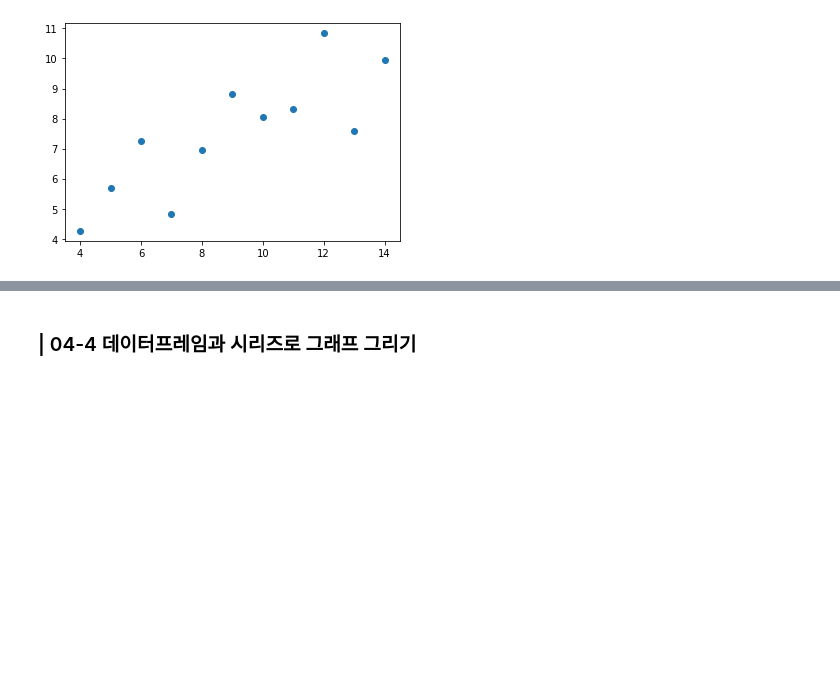
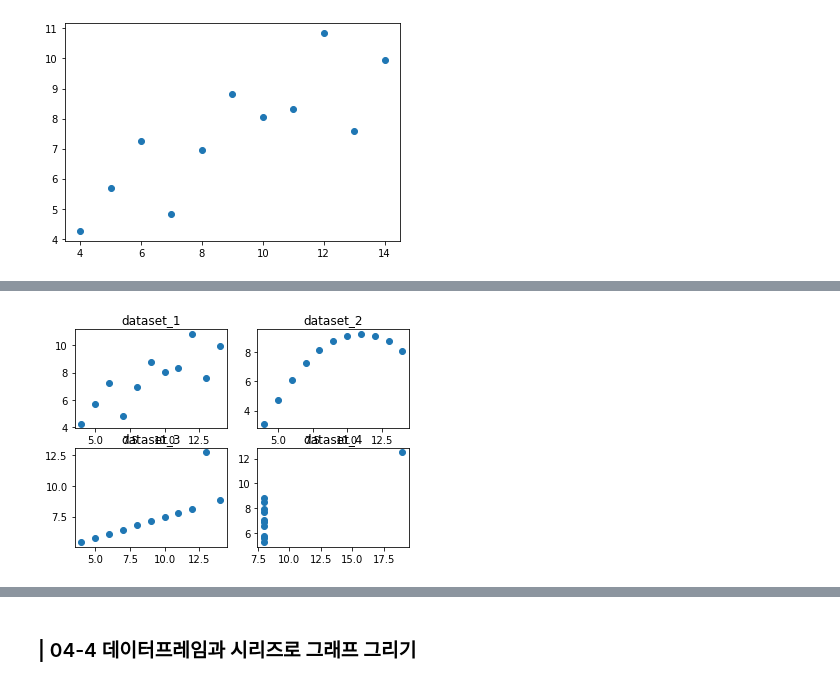
Before and after one commit to Dkepffl/2022-1-ESAA, a Jupyter notebook: Assignment/Assignment0325.ipynb, the cells around one changed output, grey strips where cells are left out. Cells and saved outputs as stored; diff of their text form; code cells hidden in the pictures; blank space fills up the shorter version.

```diff
--- a/Assignment/Assignment0325.ipynb
+++ b/Assignment/Assignment0325.ipynb
@@ -75,0 +105,9 @@ plt.plot(dataset_1['x'], dataset_1['y'], 'o') # 세 번째 인자를 o로 설정
+# %%
+# 5.그래프 격자에 제목 추가
+axesl.set_title("dataset_1")
+axes2.set_title("dataset_2")
+axes3.set_title("dataset_3")
+axes4.set_title("dataset_4")
+fig
+# %% [output]
+[figure, added]
```
Also changed, not shown: parts of 46 cells of this notebook.
